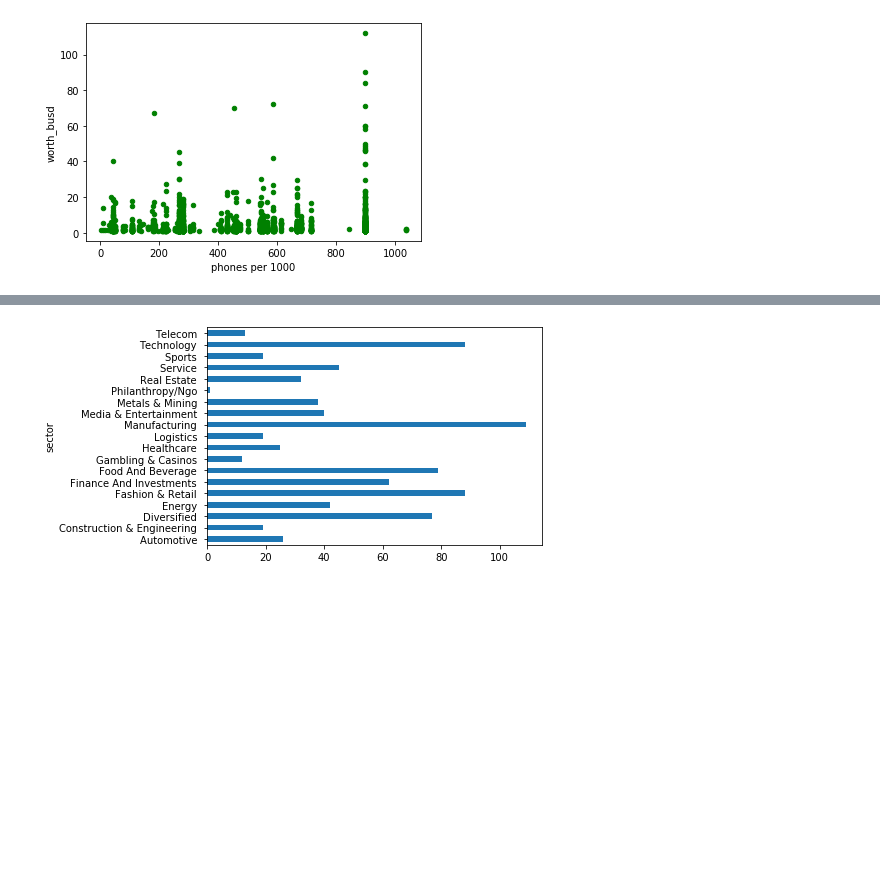
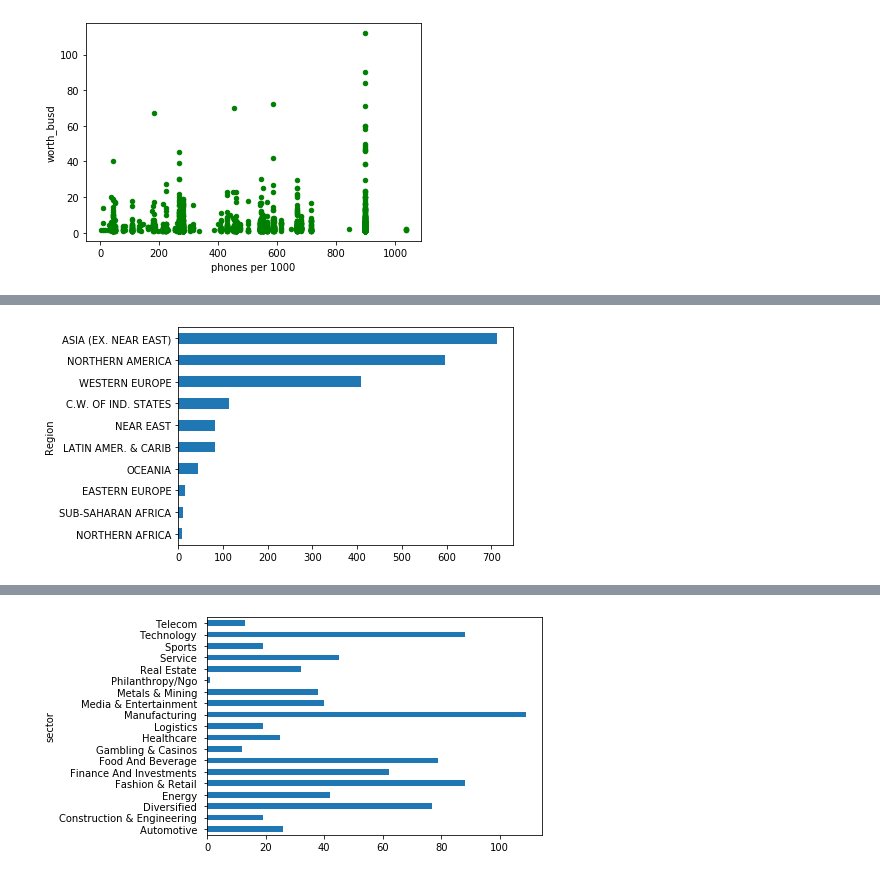
Before and after one commit to herreradelduque/Ironhack-Module-1-Project---Pandas-Pipelines, a Jupyter notebook: notebooks/notebook2.ipynb, the cells around one changed output, grey strips where cells are left out. Cells and saved outputs as stored; diff of their text form; code cells hidden in the pictures; blank space fills up the shorter version.

```diff
--- a/notebooks/notebook2.ipynb
+++ b/notebooks/notebook2.ipynb
@@ -327 +358,8 @@ plt.show()
+# %%
+b = df_forbes_country.groupby('Region')['name'].nunique()#.plot(kind='barh',color='red')
+b.sort_values(inplace=True,ascending=True)
+b.plot(kind='barh')
+plt.show()
+# %% [output]
+[figure, added]
 # %%
```
Also changed, not shown: parts of 23 cells of this notebook, 12 other files.
